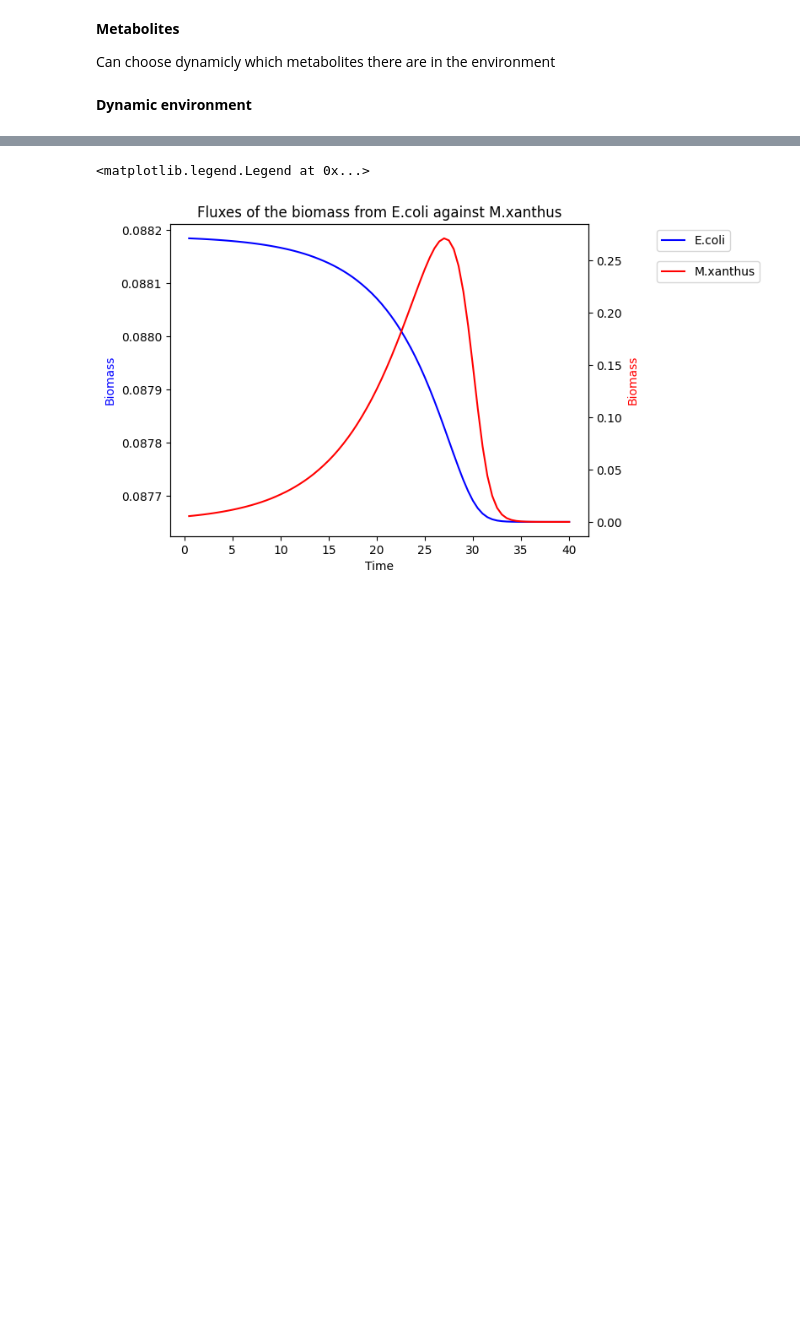
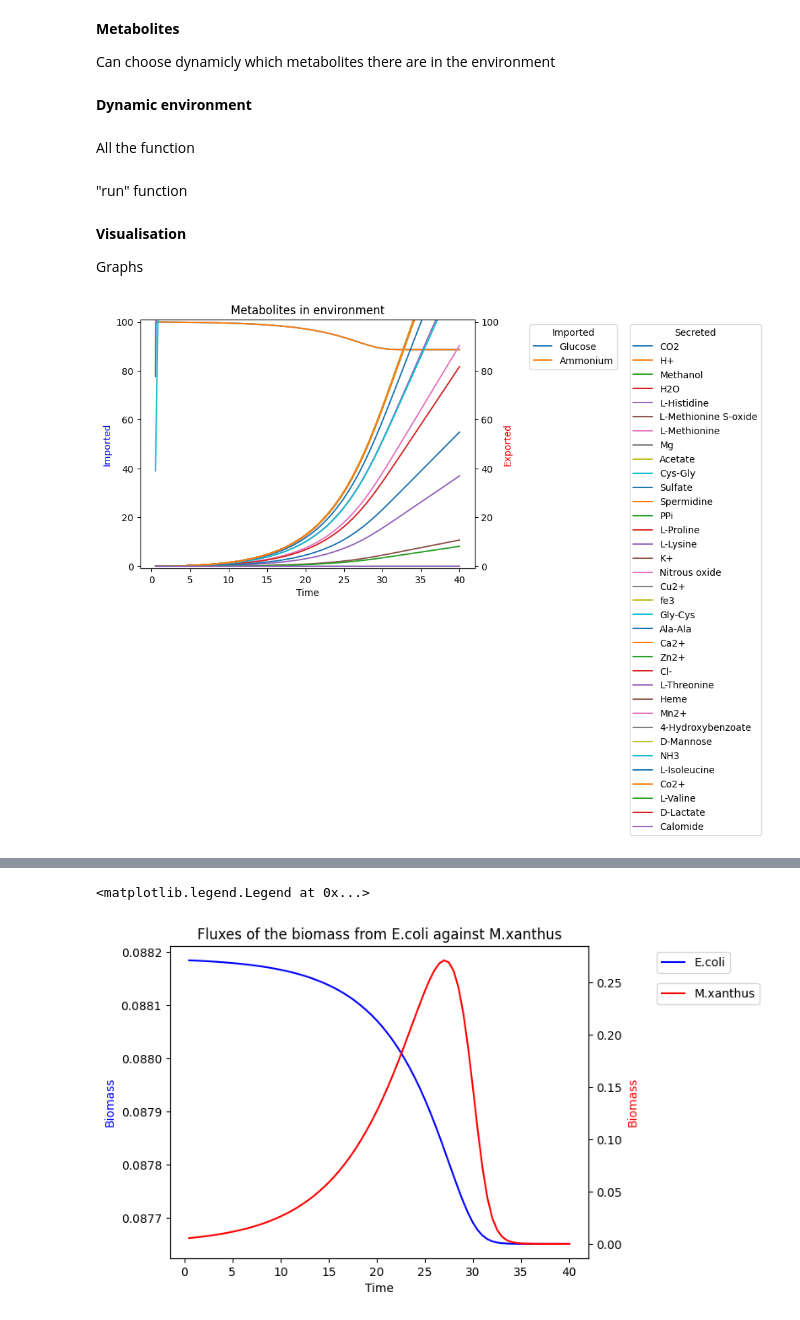
Before and after one commit to BondonMickael/M_xanthus-E_coli-Predation, a Jupyter notebook: notebooks/compart_model.ipynb, the cells around one changed output, grey strips where cells are left out. Cells and saved outputs as stored; diff of their text form; code cells hidden in the pictures; blank space fills up the shorter version.

```diff
--- a/notebooks/compart_model.ipynb
+++ b/notebooks/compart_model.ipynb
@@ -245,3 +245,5 @@ def dynamic_metabolite(model: cobra.core.model.Model, metabolites: dict):
     return reaction_id
 # %% [markdown]
 **Dynamic environment**
+# %% [markdown]
+All the function
@@ -248,3 +358,5 @@ def dynamic_metabolite(model: cobra.core.model.Model, metabolites: dict):
+# %% [markdown]
+"run" function
 # %%
 t = 0
 tf = 40
@@ -362,5 +424,52 @@ with tqdm(total=tf) as pbar:
         it += 1
         t += steps
         pbar.update(steps)
+# %% [markdown]
+**Visualisation**
+
+Graphs
+# %%
+dico = {}
+only_imported = False
+only_secreted = False
+for i in metabo_evo:  # i = dictionnary | j = name | i[j] = value
+    for j in i:
+        if j in dico:
+            dico[j].append(i[j])
+        else:
+            dico[j] = [i[j]]
+
+# Add zero at the start of the list if too short
+for i in dico:
+    if len(dico[i]) < len(time_point[1:]):
+        while len(dico[i]) < len(time_point[1:]):
+            dico[i].insert(0, 0)
+
+ax = plt.subplot(111)
+ax2 = plt.twinx(ax)
+for i2 in dico:
+    if only_imported:
+        if dico[i2][0] > dico[i2][5]:
+            ax.plot(time_point[1:], dico[i2], label=i2)
+    elif only_secreted:
+        if dico[i2][0] < dico[i2][5]:
+            ax2.plot(time_point[1:], dico[i2], label=i2)
+    else:
+        if dico[i2][0] > dico[i2][5]:
+            ax.plot(time_point[1:], dico[i2], label=i2)
+        else:
+            ax2.plot(time_point[1:], dico[i2], label=i2)
+ax.set_ylabel("Imported", color="blue")
+ax.set_xlabel("Time")
+
+ax.set_title("Metabolites in environment")
+ax.legend(bbox_to_anchor=(1.15, 1), loc="upper left", title="Imported")
+ax.set_ybound(-1, 101)
+
+ax2.set_ylabel("Exported", color="red")
+ax2.legend(bbox_to_anchor=(1.45, 1), loc="upper left", title="Secreted")
+ax2.set_ybound(-1, 101)
+# %% [output]
+[figure, added]
 # %%
 glucose = []
```
Also changed, not shown: parts of 8 cells of this notebook, 20 other files.
